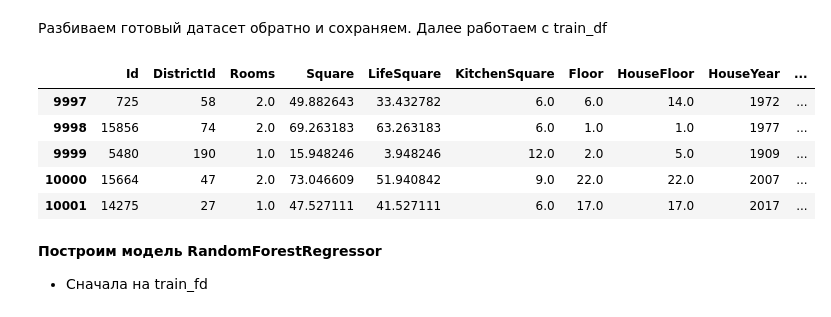
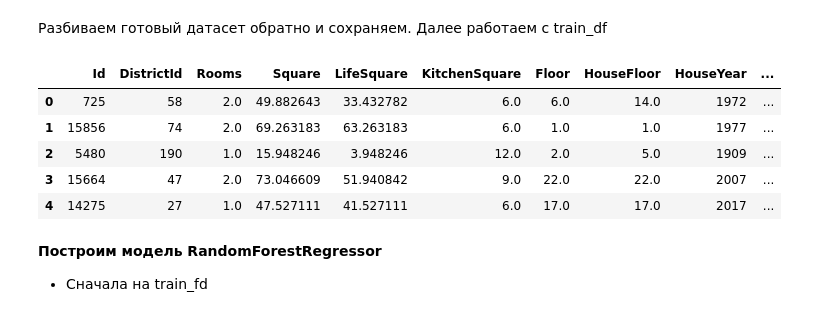
Before and after one commit to kate-ds/Libraries_Python_for_DS, a Jupyter notebook: Real_State_Price_Prediction/First_result.ipynb, the cells around one changed output. Cells and saved outputs as stored; diff of their text form; code cells hidden in the pictures.

```diff
--- a/Real_State_Price_Prediction/First_result.ipynb
+++ b/Real_State_Price_Prediction/First_result.ipynb
@@ -639,14 +632,14 @@ test_df_p.to_csv('test_df_p.csv', index=False, encoding='utf-8')
 df_train = pd.read_csv('train_df_p.csv')
 df_test = pd.read_csv('test_df_p.csv')
 # %%
-test_df.head()
+df_test.head()
 # %% [output]
 |  | Id | DistrictId | Rooms | Square | LifeSquare | KitchenSquare | Floor | HouseFloor | HouseYear | ... |
-| 9997 | 725 | 58 | 2.0 | 49.882643 | 33.432782 | 6.0 | 6.0 | 14.0 | 1972 | ... |
-| 9998 | 15856 | 74 | 2.0 | 69.263183 | 63.263183 | 6.0 | 1.0 | 1.0 | 1977 | ... |
-| 9999 | 5480 | 190 | 1.0 | 15.948246 | 3.948246 | 12.0 | 2.0 | 5.0 | 1909 | ... |
-| 10000 | 15664 | 47 | 2.0 | 73.046609 | 51.940842 | 9.0 | 22.0 | 22.0 | 2007 | ... |
-| 10001 | 14275 | 27 | 1.0 | 47.527111 | 41.527111 | 6.0 | 17.0 | 17.0 | 2017 | ... |
+| 0 | 725 | 58 | 2.0 | 49.882643 | 33.432782 | 6.0 | 6.0 | 14.0 | 1972 | ... |
+| 1 | 15856 | 74 | 2.0 | 69.263183 | 63.263183 | 6.0 | 1.0 | 1.0 | 1977 | ... |
+| 2 | 5480 | 190 | 1.0 | 15.948246 | 3.948246 | 12.0 | 2.0 | 5.0 | 1909 | ... |
+| 3 | 15664 | 47 | 2.0 | 73.046609 | 51.940842 | 9.0 | 22.0 | 22.0 | 2007 | ... |
+| 4 | 14275 | 27 | 1.0 | 47.527111 | 41.527111 | 6.0 | 17.0 | 17.0 | 2017 | ... |
 # %% [markdown]
 **Построим модель RandomForestRegressor**
 
```
Also changed, not shown: parts of 3 cells of this notebook, 1 other file.
